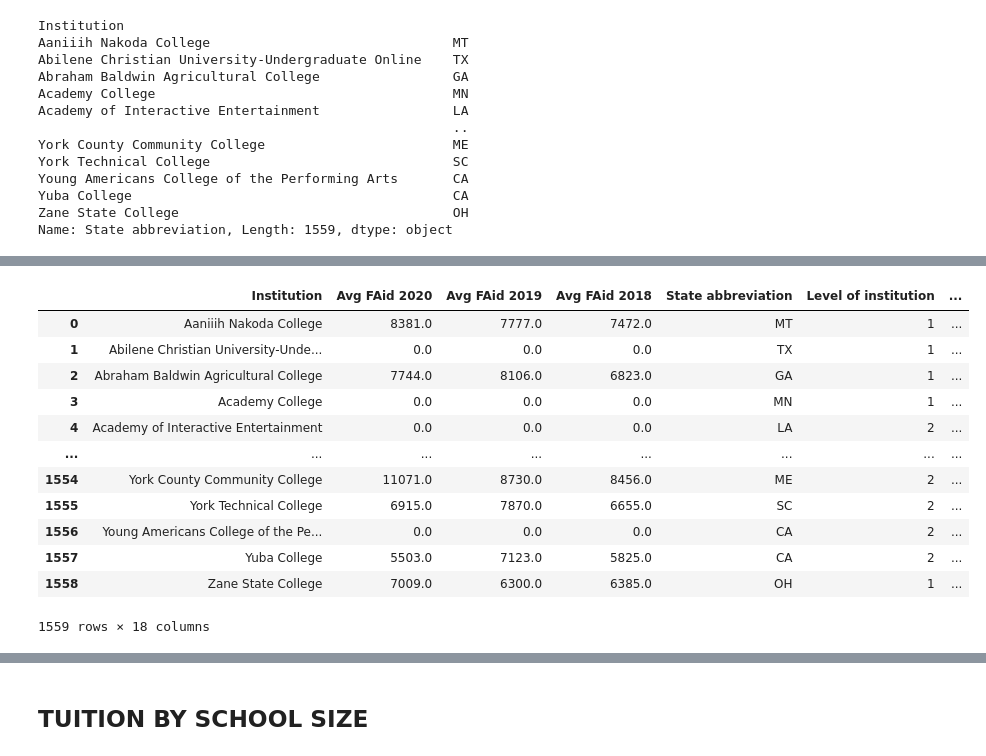
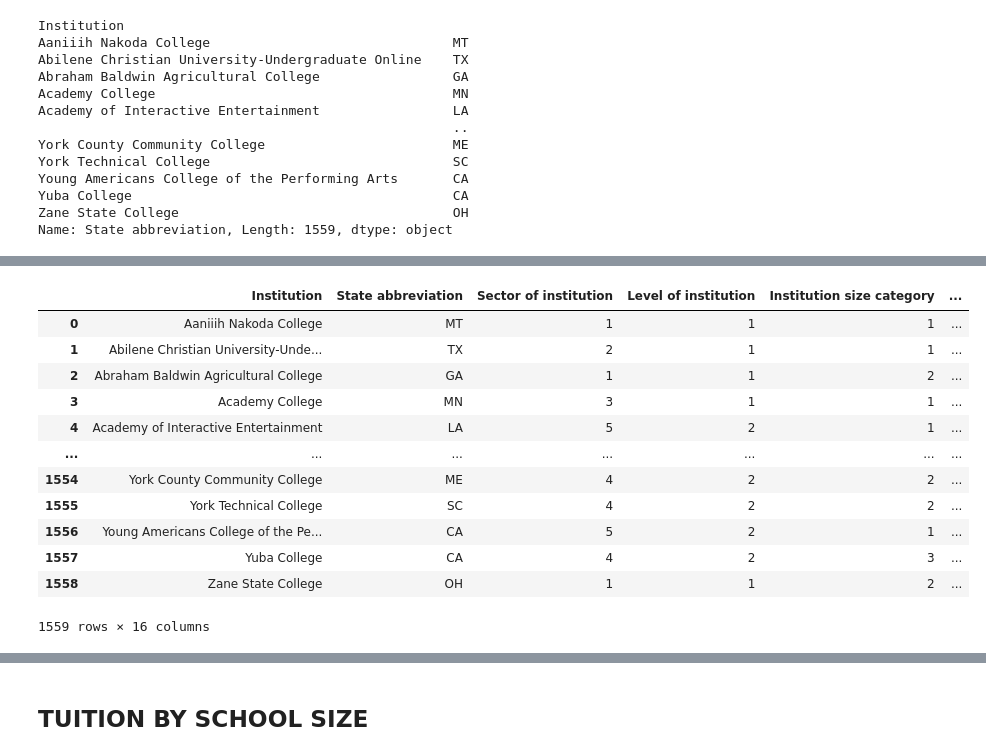
Before and after one commit to anthonybpino/Project-1-Undergrad-Student-Data, a Jupyter notebook: project1dlm.ipynb, the cells around one changed output, grey strips where cells are left out. Saved outputs shown, nothing was run; the diff lists cells and outputs as text; code cells hidden in the pictures.

```diff
--- a/project1dlm.ipynb
+++ b/project1dlm.ipynb
@@ -59,7 +59,7 @@ edu_df
 | 1558 | Zane State College | 7009.0 | 6300.0 | 6385.0 | OH | ... |
 1559 rows × 59 columns
 # %%
-edu_clean_df = edu_df.drop(columns=['Institution name', 'Unnamed'])
+edu_clean_df = edu_df.drop(columns=['Institution name', 'Degree-granting status', 'Unnamed'])
 edu_clean_df.head(10)
 # %% [output]
 |  | Institution | Average net price-students awarde... | Average net price-students awarde... | Average net price-students awarde... | State abbreviation | ... |
@@ -229,0 +264,21 @@ Length: 63, dtype: object
+# %%
+edu_clean_df['Type of Institution'] = None
+
+for index, row in edu_clean_df.iterrows():
+    if row["Sector of institution"]==1:
+        edu_clean_df.loc[index,'Type of Institution']="Public,4 Year"
+    elif row["Sector of institution"] == 2:
+        edu_clean_df.loc[index, 'Type of Institution']="Private, 4 Year"
+    elif row["Sector of institution"] == 3:
+        edu_clean_df.loc[index,'Type of Institution']="Private,4 Year"
+    elif row["Sector of institution"] == 4:
+        edu_clean_df.loc[index,'Type of Institution']="Public,2 Year"
+    elif row["Sector of institution"] == 5:
+        edu_clean_df.loc[index,'Type of Institution']="Private,2 Year"
+    elif row["Sector of institution"] == 6:
+        edu_clean_df.loc[index, 'Type of Institution']="Private, 2 Year"
+    else:
+        edu_clean_df.loc[index,'Type of Institution']=""
+
+schools_by_degree = edu_clean_df.sort_values(by=['Level of institution'])
+schools_by_degree.head(20)
@@ -255,0 +344,4 @@ edu_clean_df
+# %%
+edu_clean_df['6 Yr Tuition Mean']=edu_clean_df[['Tuition 2021', 'Tuition 2020',
+       'Tuition 2019', 'Tuition 2018', 'Tuition 2017', 'Tuition 2016']].mean(axis=1)
+edu_clean_df.head()
@@ -256,5 +356,14 @@ edu_clean_df
+# %%
+
+edu_clean_df=edu_clean_df.rename(columns={'Longitude location of institution':'Longitude',
+                                 'Latitude location of institution':'Latitude'})
 # %%
-tuition_df=edu_clean_df.loc[:, edu_clean_df.columns.drop(['Cost Out-State On Campus 2021',
+tuition_df=edu_clean_df.loc[:, edu_clean_df.columns.drop(['Avg Net Student Aid or Scholarship 2017',
+                                                          'Avg Net Student Aid or Scholarship 2016',
+                                                          'Avg FAid 2020',
+                                                          'Avg FAid 2019',
+                                                          'Avg FAid 2018',
+                                                          'Cost Out-State On Campus 2021',
                                                           'Cost In-State On Campus 2021',
                                                           'Cost Out-State Off Campus With Fam 2021',
                                                           'Cost Out-State Off Campus Not With Fam 2021',
@@ -282,44 +391,44 @@ tuition_df=edu_clean_df.loc[:, edu_clean_df.columns.drop(['Cost Out-State On Cam
                                                           'Cost In-State On Campus 2017',
                                                           'Cost In-State Off Campus With Fam 2017',
                                                           'Cost Out-State Off Campus With Fam 2017',
                                                           'Cost In-State Off Campus Not With Fam 2017',
                                                           'Cost Out-State Off Campus Not With Fam 2017',
                                                           'Cost Out-State On Campus 2016',
                                                           'Cost In-State On Campus 2016',
                                                           'Cost In-State Off Campus With Fam 2016',
                                                           'Cost Out-State Off Campus With Fam 2016',
                                                           'Cost In-State Off Campus Not With Fam 2016',
                                                           'Cost Out-State Off Campus Not With Fam 2016',
-                                                          'Sector of institution',
                                                           'Books/Supplies 2021',
                                                           'Books/Supplies 2020',
                                                           'Books/Supplies 2019',
                                                           'Books/Supplies 2018',
                                                           'Books/Supplies 2017',
                                                           'Books/Supplies 2016',
                                                           'Books and supplies 2015-16',
                                                           'Avg Net Student Aid or Scholarship 2015'])]
 
 tuition_copy_df=tuition_df.copy()
 tuition_df["Tuition 2021"] = tuition_df["Tuition 2021"].map("${:,.2f}".format)
 tuition_df["Tuition 2020"] = tuition_df["Tuition 2020"].map("${:,.2f}".format)
 tuition_df["Tuition 2019"] = tuition_df["Tuition 2019"].map("${:,.2f}".format)
 tuition_df["Tuition 2018"] = tuition_df["Tuition 2018"].map("${:,.2f}".format)
 tuition_df["Tuition 2017"] = tuition_df["Tuition 2017"].map("${:,.2f}".format)
 tuition_df["Tuition 2016"] = tuition_df["Tuition 2016"].map("${:,.2f}".format)
+tuition_df["6 Yr Tuition Mean"] = tuition_df["6 Yr Tuition Mean"].map("${:,.2f}".format)
 
 tuition_df
 # %% [output]
-|  | Institution | Avg FAid 2020 | Avg FAid 2019 | Avg FAid 2018 | State abbreviation | Level of institution | ... |
-| 0 | Aaniiih Nakoda College | 8381.0 | 7777.0 | 7472.0 | MT | 1 | ... |
-| 1 | Abilene Christian University-Unde... | 0.0 | 0.0 | 0.0 | TX | 1 | ... |
-| 2 | Abraham Baldwin Agricultural College | 7744.0 | 8106.0 | 6823.0 | GA | 1 | ... |
-| 3 | Academy College | 0.0 | 0.0 | 0.0 | MN | 1 | ... |
-| 4 | Academy of Interactive Entertainment | 0.0 | 0.0 | 0.0 | LA | 2 | ... |
-| ... | ... | ... | ... | ... | ... | ... | ... |
-| 1554 | York County Community College | 11071.0 | 8730.0 | 8456.0 | ME | 2 | ... |
-| 1555 | York Technical College | 6915.0 | 7870.0 | 6655.0 | SC | 2 | ... |
-| 1556 | Young Americans College of the Pe... | 0.0 | 0.0 | 0.0 | CA | 2 | ... |
-| 1557 | Yuba College | 5503.0 | 7123.0 | 5825.0 | CA | 2 | ... |
-| 1558 | Zane State College | 7009.0 | 6300.0 | 6385.0 | OH | 1 | ... |
+|  | Institution | State abbreviation | Sector of institution | Level of institution | Institution size category | ... |
+| 0 | Aaniiih Nakoda College | MT | 1 | 1 | 1 | ... |
+| 1 | Abilene Christian University-Unde... | TX | 2 | 1 | 1 | ... |
+| 2 | Abraham Baldwin Agricultural College | GA | 1 | 1 | 2 | ... |
+| 3 | Academy College | MN | 3 | 1 | 1 | ... |
+| 4 | Academy of Interactive Entertainment | LA | 5 | 2 | 1 | ... |
+| ... | ... | ... | ... | ... | ... | ... |
+| 1554 | York County Community College | ME | 4 | 2 | 2 | ... |
+| 1555 | York Technical College | SC | 4 | 2 | 2 | ... |
+| 1556 | Young Americans College of the Pe... | CA | 5 | 2 | 1 | ... |
+| 1557 | Yuba College | CA | 4 | 2 | 3 | ... |
+| 1558 | Zane State College | OH | 1 | 1 | 2 | ... |
-1559 rows × 18 columns
+1559 rows × 16 columns
```
Also changed, not shown: parts of 20 cells of this notebook.
